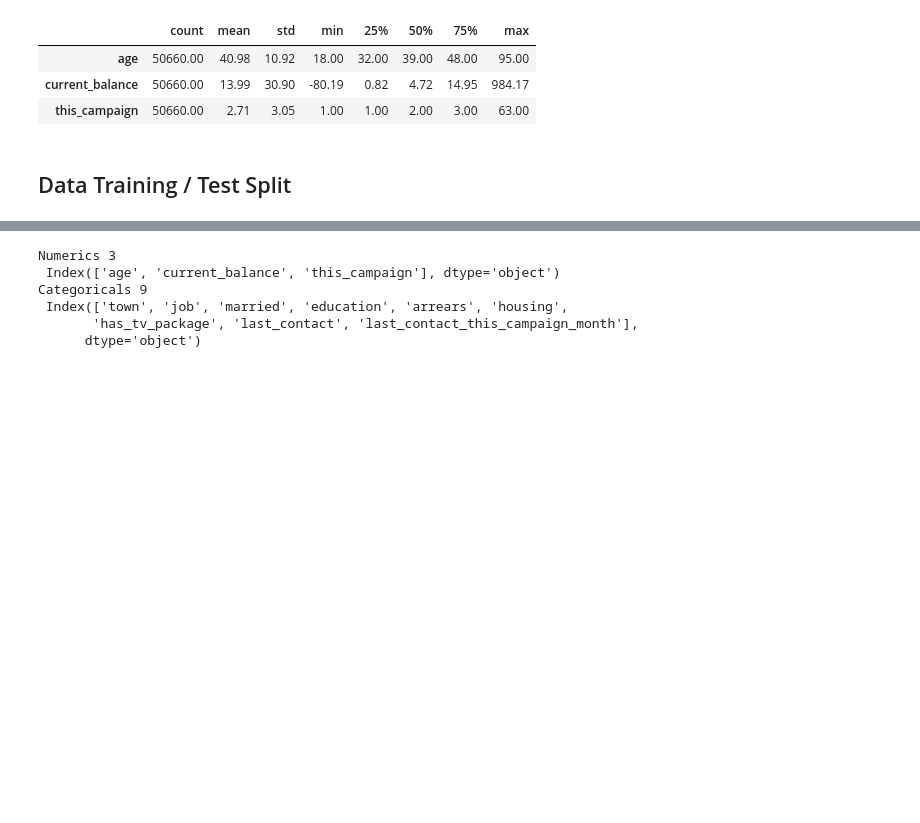
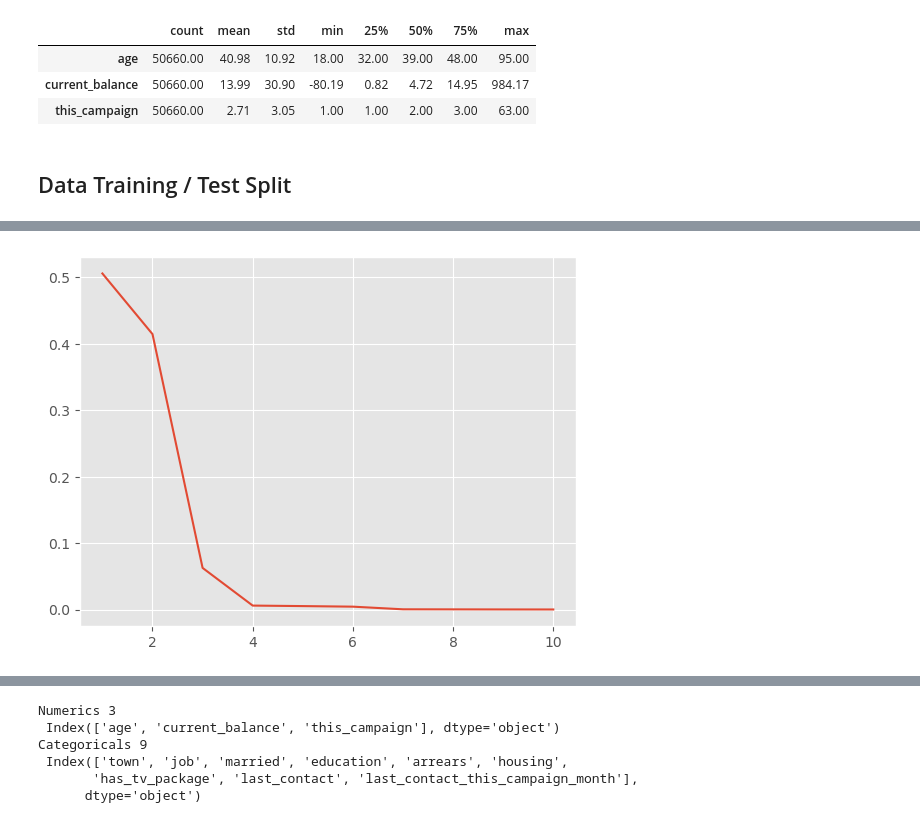
Before and after one commit to StuartG24/Telecom_Customer_Targeting, a Jupyter notebook: _Notebooks/1. Data_Load_CleanV2.ipynb, the cells around one changed output, grey strips where cells are left out. Saved outputs shown, nothing was run; the diff lists cells and outputs as text; code cells hidden in the pictures; blank space fills up the shorter version.

```diff
--- a/_Notebooks/1. Data_Load_CleanV2.ipynb
+++ b/_Notebooks/1. Data_Load_CleanV2.ipynb
@@ -517,0 +596,15 @@ X_train, X_test, y_train, y_test = train_test_split(X, y, test_size=0.2, random_
+# %%
+# PCA for a defined number of components
+
+components = 10
+pca2 = PCA(n_components=components)
+X_train_PCA = pca2.fit(X_train)
+
+explained_variance = pca2.explained_variance_ratio_
+from numpy import arange
+plt.plot(arange(1, components+1), explained_variance)
+plt.show()
+
+X_pca = pca2.transform(X_train)
+# %% [output]
+[figure, added]
```
Also changed, not shown: parts of 14 cells of this notebook, 2 other files.
